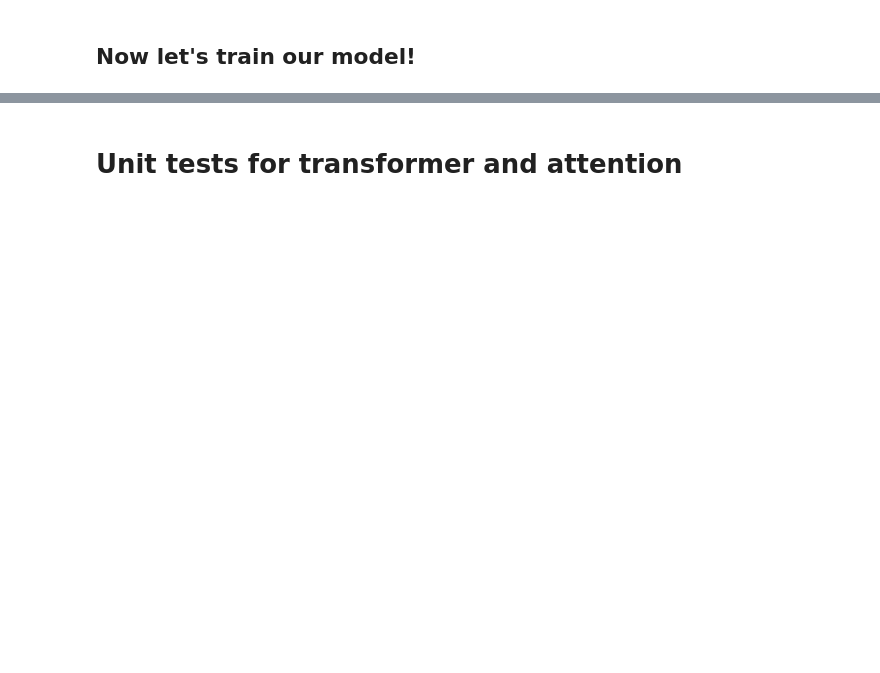
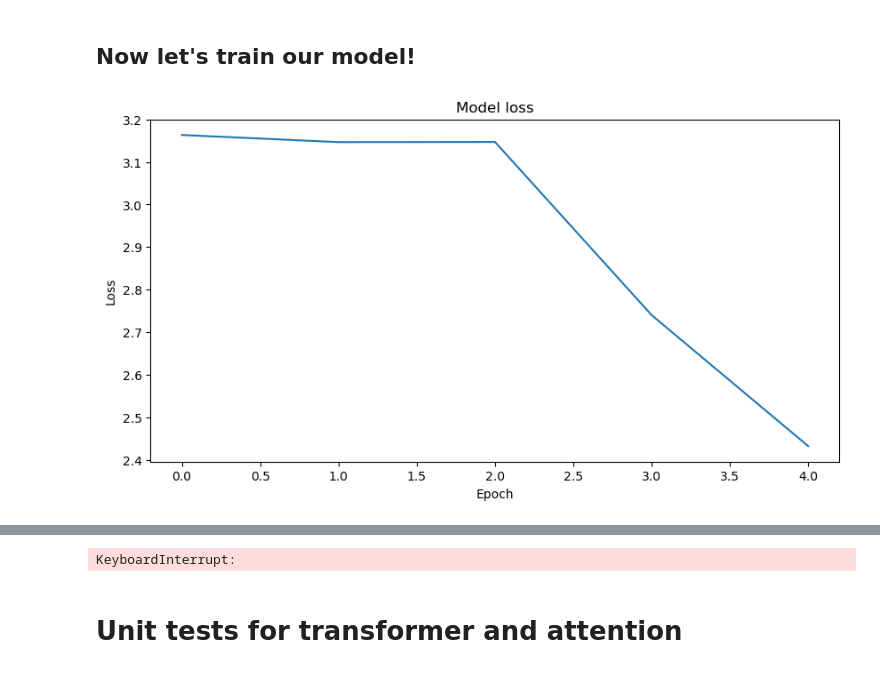
Before and after one commit to brunoconterato/udemy-lazyp-transformers-nlp, a Jupyter notebook: Transformers and Attention (Advanced)/Transformers and Attention Bruno Try.ipynb, the cells around one changed output, grey strips where cells are left out. Cells and saved outputs as stored; diff of their text form; code cells hidden in the pictures; blank space fills up the shorter version.

Commit message:
fix: training prints

```diff
--- a/Transformers and Attention (Advanced)/Transformers and Attention Bruno Try.ipynb
+++ b/Transformers and Attention (Advanced)/Transformers and Attention Bruno Try.ipynb
@@ -917,6 +1064,7 @@ def evaluate(model, eval_loader, criterion, verbose=False):
 
 
 def train(model, train_loader, optimizer, criterion, epoch):
+    total_loss = 0
     model = model.to(device)
     model.train()
     for batch_idx, (data, target) in enumerate(train_loader):
@@ -927,7 +1075,8 @@ def train(model, train_loader, optimizer, criterion, epoch):
             loss = criterion(output, target.argmax(dim=-1))
         else:
             loss = criterion(output, target)
-        optimizer.zero_grad()
+        total_loss += loss.item()
+        avg_loss = total_loss / (batch_idx + 1) / len(data)
         loss.backward()
         optimizer.step()
 
@@ -938,12 +1087,12 @@ def train(model, train_loader, optimizer, criterion, epoch):
 
         if (batch_idx + 1) % log_interval == 0:
             print(
-                "Train Epoch: {} [{}/{} ({:.0f}%)]\tLoss: {:.6f}".format(
+                "Train Epoch: {} [{}/{} ({:.0f}%)]\tTrain loss (avg): {:.6f}".format(
                     epoch,
                     batch_idx * len(data),
                     len(train_loader.dataset),
                     100.0 * batch_idx / len(train_loader),
-                    loss.item(),
+                    avg_loss,
                 )
             )
 
@@ -952,39 +1101,58 @@ class MyDataset(torch.utils.data.Dataset):
     def __init__(self, data, target):
         self.data = data
         self.target = target
 
     def __len__(self):
         return len(self.data)
 
     def __getitem__(self, idx):
         return self.data[idx], self.target[idx]
 
 
 model = ClassifierEncoder(vocab_size=len(token2idx))
 
 train_dataset = MyDataset(data_train, target_train)
 train_loader = torch.utils.data.DataLoader(
     train_dataset, batch_size=BATCH_SIZE, shuffle=True
 )
 
 valid_dataset = MyDataset(data_valid, target_valid)
 valid_loader = torch.utils.data.DataLoader(valid_dataset, batch_size=BATCH_SIZE)
 
 test_dataset = MyDataset(data_train, target_train)
 test_loader = torch.utils.data.DataLoader(test_dataset, batch_size=BATCH_SIZE)
 
-# TODO: get optimizer and criterion from literature
-optimizer = torch.optim.Adam(model.parameters(), lr=0.001)
-criterion = torch.nn.NLLLoss()
+optimizer = torch.optim.Adam(model.parameters(), lr=0.0001)
+# criterion = torch.nn.NLLLoss()
+criterion = torch.nn.BCELoss()
 
 best_loss = np.inf
-losses = []
+valid_losses = []
+
+import matplotlib.pyplot as plt
+from IPython.display import clear_output
+
+def plotLosses(losses):
+    clear_output(wait=True)
+    plt.figure(figsize=(10, 5))
+    plt.plot(losses)
+    plt.title('Model loss')
+    plt.ylabel('Loss')
+    plt.xlabel('Epoch')
+    plt.show()
+
 if TRAIN_MODEL:
+    valid_losses = []
     for epoch in range(1, EPOCHS + 1):
         train(model, train_loader, optimizer, criterion, epoch)
-        loss = evaluate(model, valid_loader, criterion, verbose=True)
-        losses.append(loss)
-        if loss < best_loss:
-            best_loss = loss
+        valid_loss = evaluate(model, valid_loader, criterion, verbose=True)
+        valid_losses.append(valid_loss)
+        if valid_loss < best_loss:
+            best_loss = valid_loss
             torch.save(model.state_dict(), "model.pth")
-        print(f"Epoch: {epoch}\tloss: {loss}")
+        print(f"Epoch: {epoch}\tloss: {valid_loss}")
+
+        # Plotting
+        plotLosses(valid_losses)
+# %% [output]
+[figure, added]
@@ -991,3 +1160,4 @@ if TRAIN_MODEL:
+KeyboardInterrupt:
 # %% [markdown]
 # Unit tests for transformer and attention
 # %%
```
Also changed, not shown: parts of 22 cells of this notebook.
